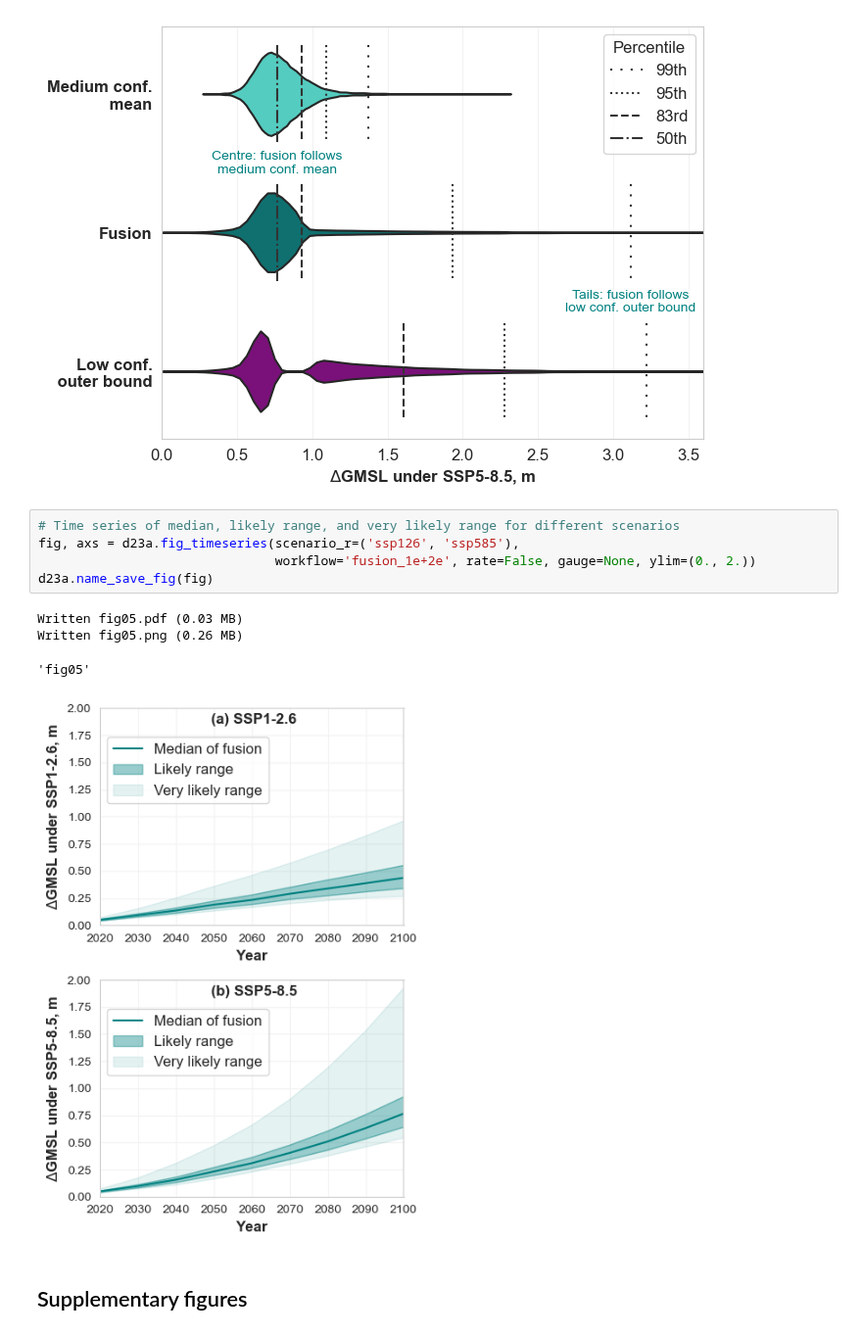
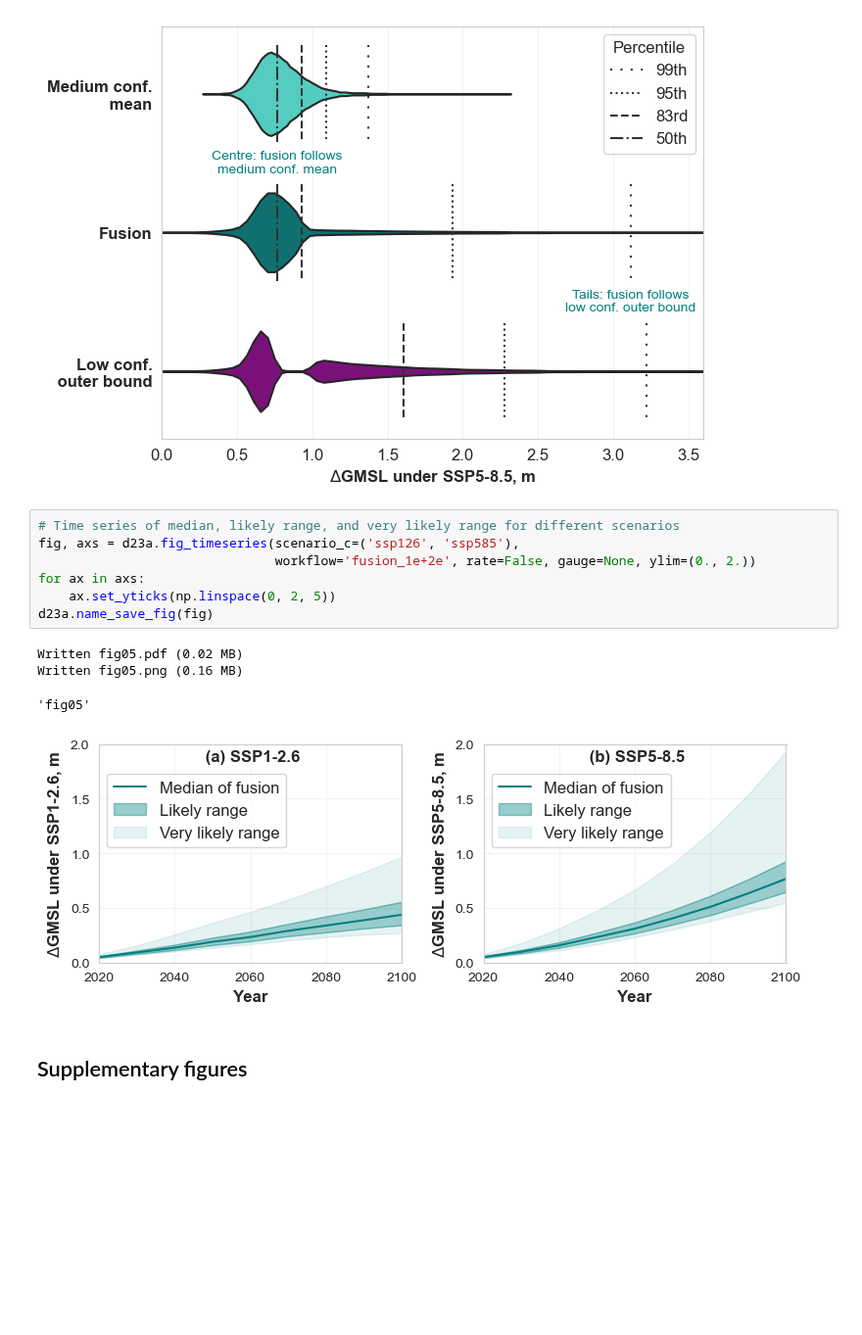
Before and after one commit to grandey/d23a-fusion, a Jupyter notebook: fusion_analysis_d23a.ipynb, the cells around one changed output. Shown at 98% size. Drawn from its saved outputs; the diff is of its cells as text; blank space fills up the shorter version.

Commit message:
d23a.py fig_timeseries(): plot different scenarios in different columns (not rows).

```diff
--- a/fusion_analysis_d23a.ipynb
+++ b/fusion_analysis_d23a.ipynb
@@ -80,14 +81,16 @@ Written fig04.png (0.16 MB)
 [figure]
 # %%
 # Time series of median, likely range, and very likely range for different scenarios
-fig, axs = d23a.fig_timeseries(scenario_r=('ssp126', 'ssp585'),
+fig, axs = d23a.fig_timeseries(scenario_c=('ssp126', 'ssp585'),
                                workflow='fusion_1e+2e', rate=False, gauge=None, ylim=(0., 2.))
+for ax in axs:
+    ax.set_yticks(np.linspace(0, 2, 5))
 d23a.name_save_fig(fig)
 # %% [output]
-Written fig05.pdf (0.03 MB)
-Written fig05.png (0.26 MB)
+Written fig05.pdf (0.02 MB)
+Written fig05.png (0.16 MB)
 'fig05'
-[figure, old version]
+[figure, new version]
 # %% [markdown]
 ## Supplementary figures
 # %%
```
Also changed, not shown: parts of 2 cells of this notebook, 2 other files.
